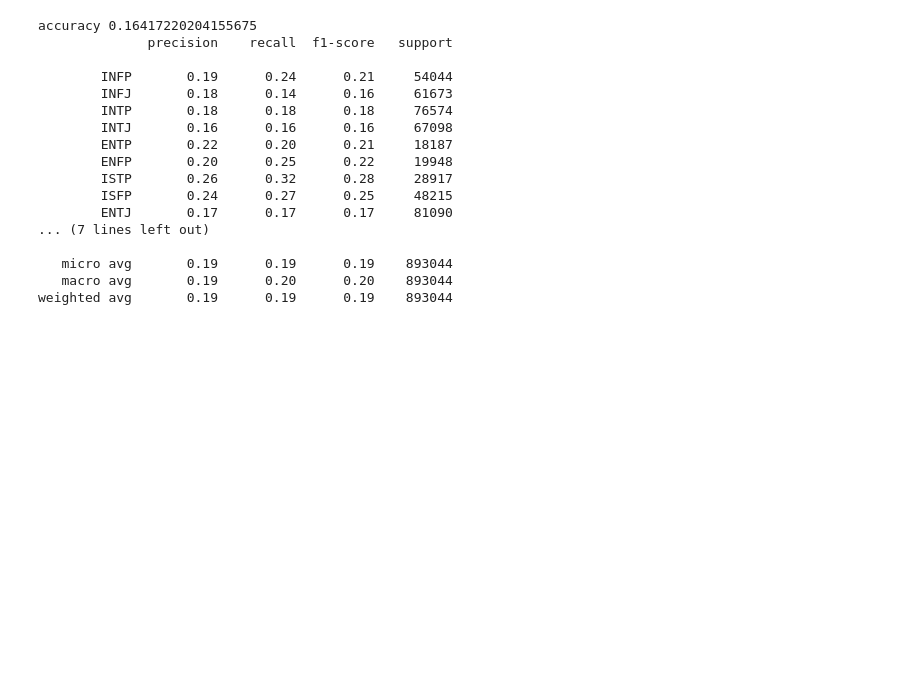
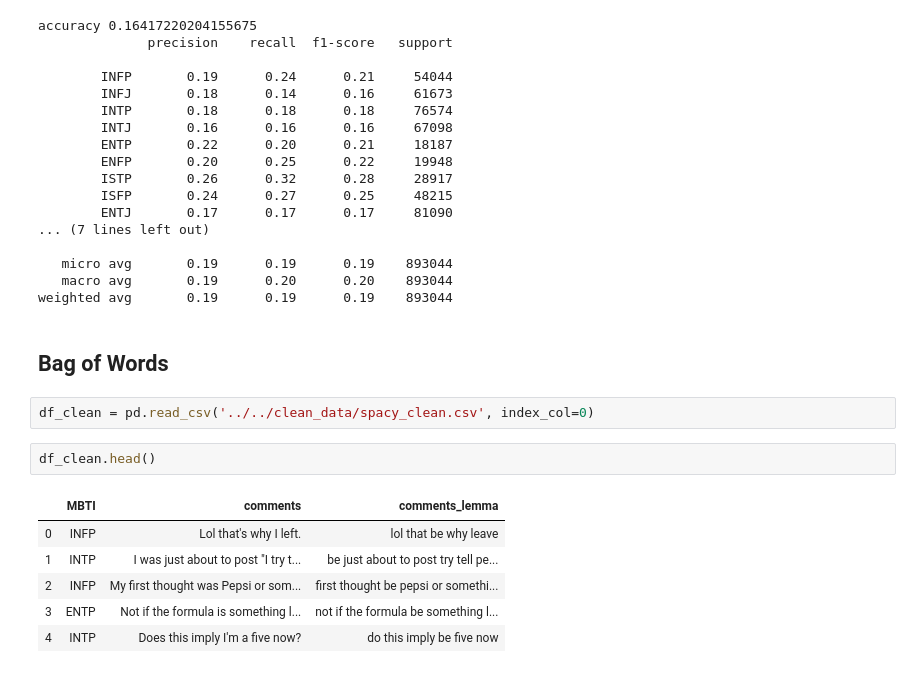
Before and after one commit to doylez/Reddit-MBTI, a Jupyter notebook: Notebooks/Simple Models .ipynb, the cells around one changed output. Saved outputs shown, nothing was run; the diff lists cells and outputs as text; blank space fills up the shorter version.

```diff
--- a/Notebooks/Simple Models .ipynb
+++ b/Notebooks/Simple Models .ipynb
@@ -182,3 +186,16 @@ accuracy 0.16417220204155675
    micro avg       0.19      0.19      0.19    893044
    macro avg       0.19      0.20      0.20    893044
 weighted avg       0.19      0.19      0.19    893044
+# %% [markdown]
+## Bag of Words
+# %%
+df_clean = pd.read_csv('../../clean_data/spacy_clean.csv', index_col=0)
+# %%
+df_clean.head()
+# %% [output]
+|  | MBTI | comments | comments_lemma |
+| 0 | INFP | Lol that's why I left. | lol that be why leave |
+| 1 | INTP | I was just about to post "I try t... | be just about to post try tell pe... |
+| 2 | INFP | My first thought was Pepsi or som... | first thought be pepsi or somethi... |
+| 3 | ENTP | Not if the formula is something l... | not if the formula be something l... |
+| 4 | INTP | Does this imply I'm a five now? | do this imply be five now |
```
Also changed, not shown: parts of 27 cells of this notebook, 7 other files.
